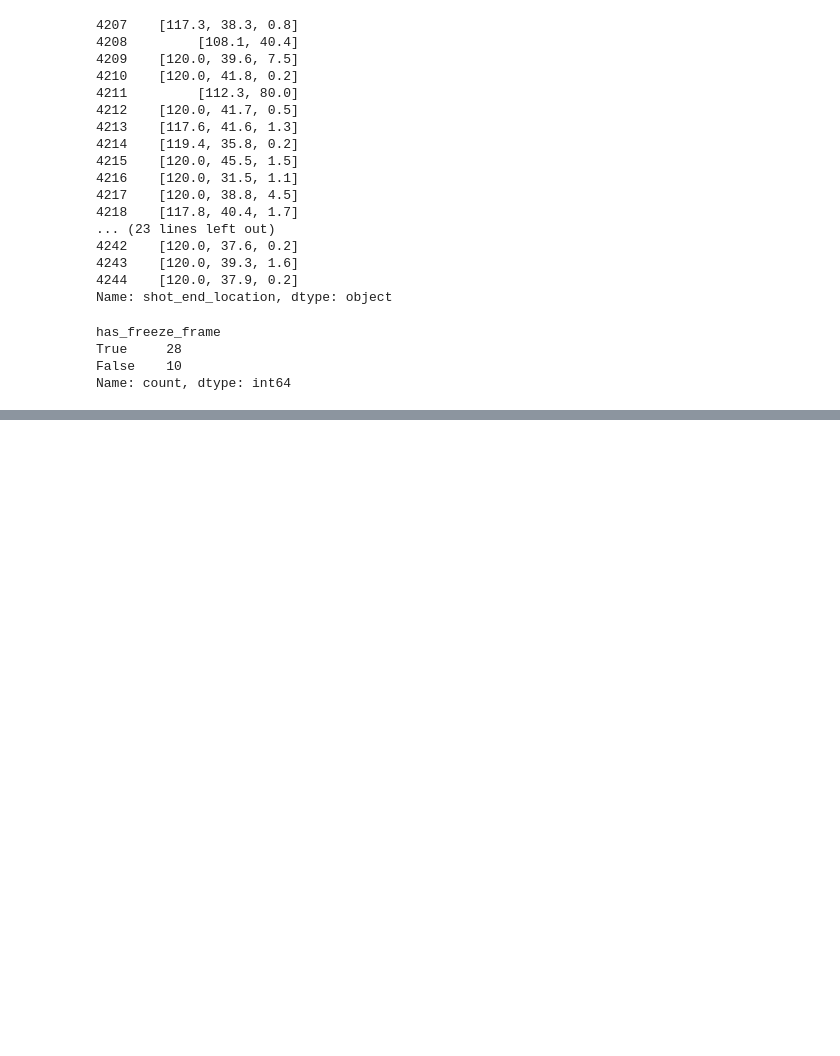
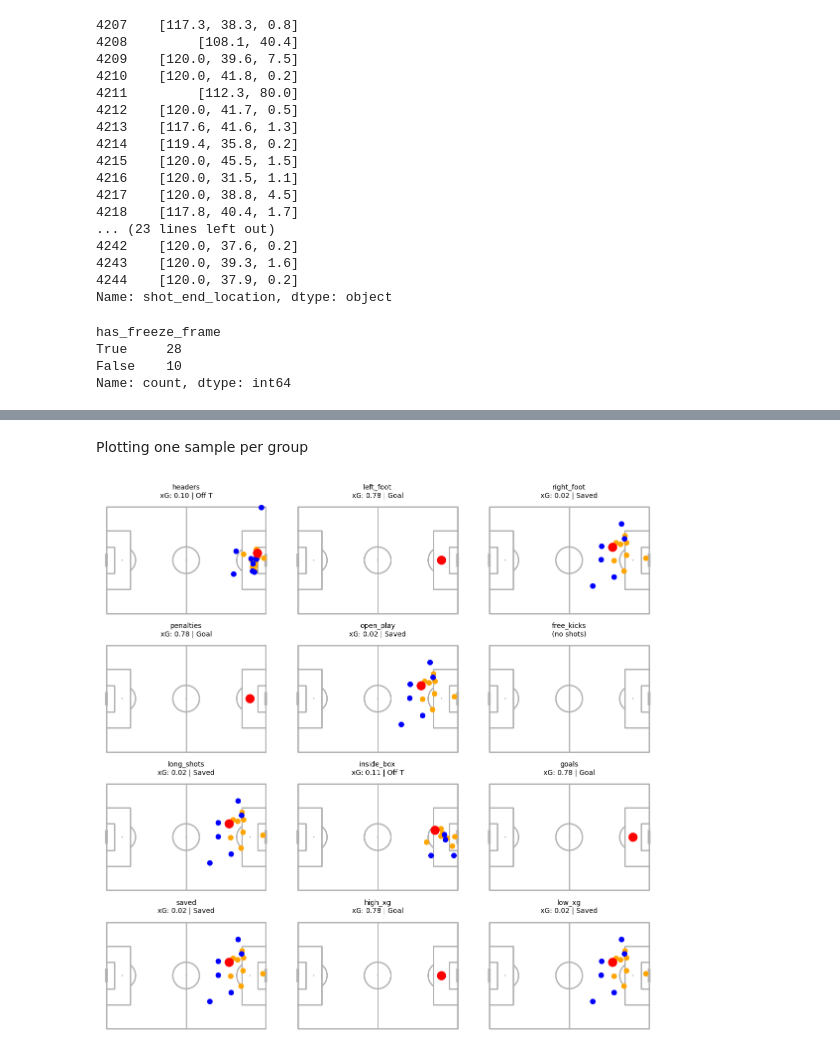
Before and after one commit to chidianagu/xg-model, a Jupyter notebook: notebooks/01_data_exploration.ipynb, the cells around one changed output, grey strips where cells are left out. Cells and saved outputs as stored; diff of their text form; code cells hidden in the pictures; blank space fills up the shorter version.

```diff
--- a/notebooks/01_data_exploration.ipynb
+++ b/notebooks/01_data_exploration.ipynb
@@ -233,0 +233,10 @@ plt.show()
+# %%
+# Add useful computed columns to the shots dataframe
+
+shots['x'] = shots['location'].apply(lambda l: l[0])
+shots['y'] = shots['location'].apply(lambda l: l[1])
+shots['distance_to_goal'] = np.sqrt(
+    (120 - shots['x'])**2 + (40 - shots['y'])**2
+)
+
+shots[['player', 'x', 'y', 'distance_to_goal', 'shot_outcome', 'shot_statsbomb_xg']]
@@ -233,0 +280,8 @@ plt.show()
+# %%
+# Building the dictionary of actual filtered dataframes
+
+shot_groups = {name: f(shots) for name, f in shot_filters.items()}
+
+# Printing sizes to check
+for name, group in shot_groups.items():
+    print(f"{name:12} {len(group):4} shots")
@@ -233,0 +331,61 @@ plt.show()
+# %% [markdown]
+Plotting one sample per group
+# %%
+n_groups = len(shot_groups)
+n_cols = 3
+n_rows = (n_groups + n_cols - 1) // n_cols    #ceiling division
+
+pitch = Pitch(pitch_type='statsbomb')
+
+# pitch.grid returns a dict with 'fig' and 'axes'
+
+fig, axs = pitch.grid(
+    nrows = n_rows,
+    ncols = n_cols,
+    figheight = 15,
+    space = 0.12,
+    title_height = 0,
+    endnote_height = 0,
+    axis = False,
+)
+
+if isinstance(axs, dict):
+    axes = axs['pitch']
+else:
+    axes = axs
+
+axes_flat = axes.flatten() if hasattr(axes, 'flatten') else [axes]
+
+for idx, (name, group) in enumerate(shot_groups.items()):
+    ax = axes.flat[idx]
+    if len(group) == 0:
+        ax.set_title(f"{name}\n(no shots)", fontsize=10)
+        continue
+
+    shot = group.iloc[0]
+    shot_loc = shot['location']
+    freeze_frame = shot['shot_freeze_frame']
+
+
+    #plotting shooter
+    pitch.scatter(shot_loc[0], shot_loc[1], ax=ax, color='red', s=150, zorder=3)
+
+    #plotting freeze frame players
+    if isinstance(freeze_frame, list):
+        for player in freeze_frame:
+            loc = player['location']
+            color = 'blue' if player['teammate'] else 'orange'
+            pitch.scatter(loc[0], loc[1], ax=ax, color=color, s=50, zorder=2)
+
+    ax.set_title(
+        f"{name}\nxG: {shot['shot_statsbomb_xg']:.2f} | {shot['shot_outcome']}", fontsize=10
+    )
+
+# Hide any unused subplots
+for idx in range(len(shot_groups), len(axes_flat)):
+    axes_flat[idx].axis('off')
+
+plt.tight_layout()
+plt.show()
+# %% [output]
+[figure, added]
```
Also changed, not shown: parts of 9 cells of this notebook, 1 other file.
